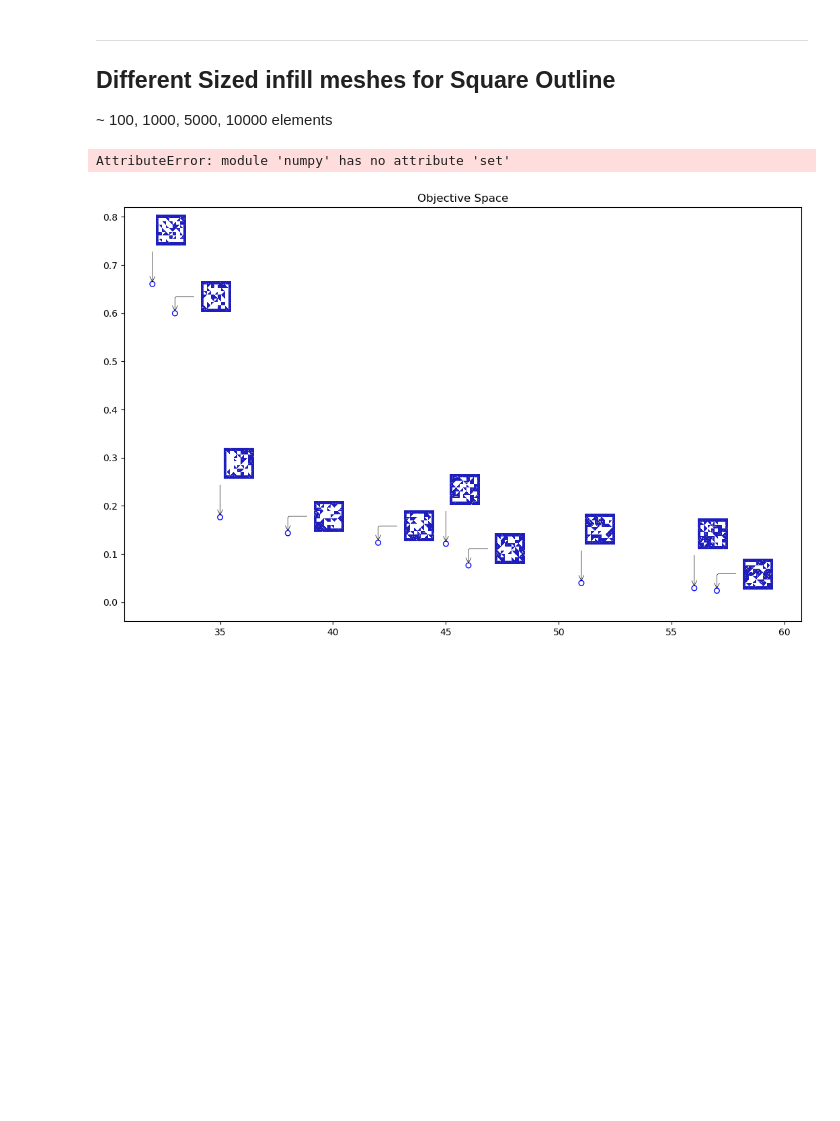
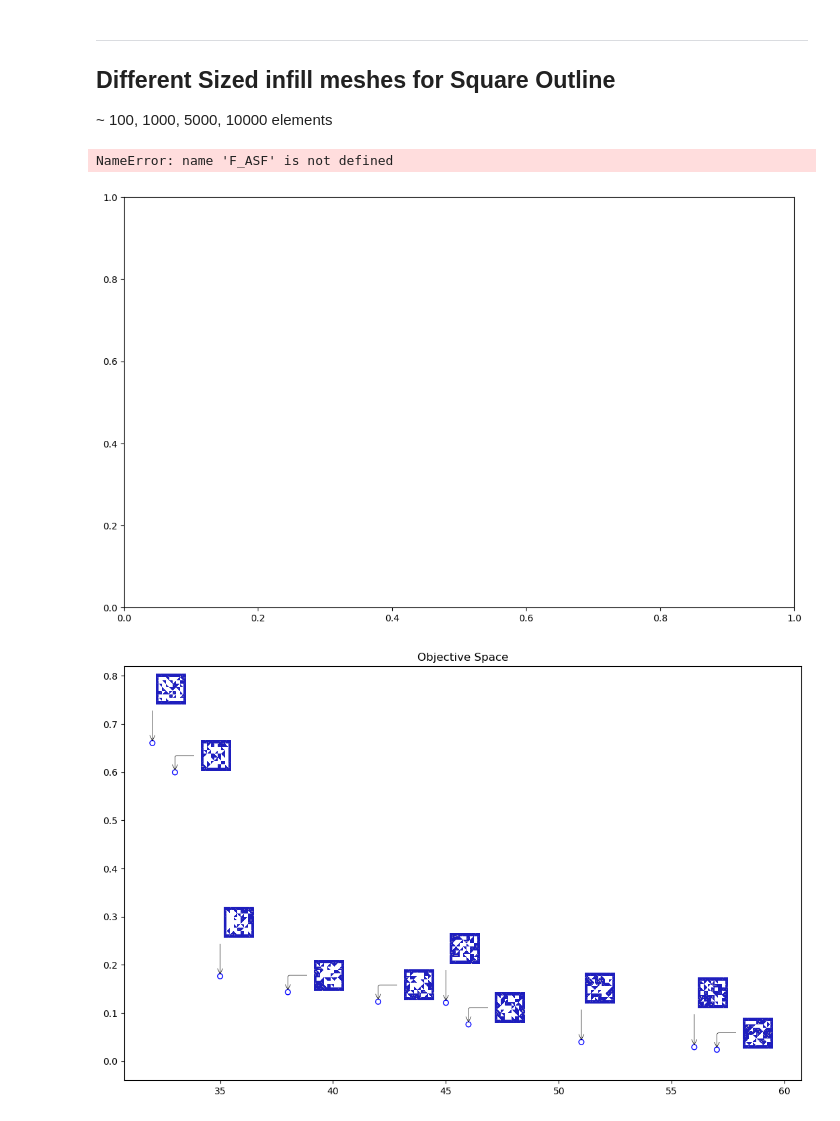
Before and after one commit to grohalex/Project2023, a Jupyter notebook: Pymoo_withFEA.ipynb, the cells around one changed output. Saved outputs shown, nothing was run; the diff lists cells and outputs as text; code cells hidden in the pictures; blank space fills up the shorter version.

Commit message:
pymoo_withFEA - ASF plotting

```diff
--- a/Pymoo_withFEA.ipynb
+++ b/Pymoo_withFEA.ipynb
@@ -331,11 +331,6 @@ def generate_img_file(meshpath, infill_vec, infill_connect, infill_coords, verbo
 
     # finish the GMSH session
     gmsh.finalize()
-# %%
-x = X[0]
-p1 = Path.home() / 'Desktop'
-ifile = p1 / "test1.png"
-generate_img_file(ifile, x, conn, coords)
 # %%
 # FEniCS functions setup
 
@@ -461,6 +456,7 @@ Solving linear variational problem.
 
 import numpy as np
 import matplotlib.pyplot as plt
+from matplotlib.offsetbox import TextArea, DrawingArea, OffsetImage, AnnotationBbox
 import pathlib
 from pathlib import Path
 
@@ -530,7 +526,7 @@ problem = MyProblem(conn, coords, num_el, meshfile)
 
 # initialize the algorithm object
 algorithm = NSGA2(
-    pop_size=200,
+    pop_size=100,
     n_offsprings=40,
     sampling=BinaryRandomSampling(),
     crossover=HalfUniformCrossover(prob_hux=0.5),
@@ -541,7 +537,7 @@ algorithm = NSGA2(
 
 
 # define the termination criterion
-termination = get_termination("n_gen", 10)
+termination = get_termination("n_gen", 2000)
 
 
 # solve the MOP
@@ -576,7 +572,7 @@ for i, x in enumerate(X):
     generate_infill_file(ifile, x, conn, coords)
     imfile = img_dir / f"sol_{i}.png"    # generate png
     generate_img_file(imfile, x, conn, coords)
-    print(f"File {ifile} saved.")###
+    print(f"File {ifile.name} saved.")###
 
 # writing to a file
 with open(out_dir / "sq_solutions.txt", "w+") as file:
@@ -597,8 +593,9 @@ plt.show()
 
 # plotting the objective space
 plt.figure(figsize=(5, 3))
-plt.scatter(F[:, 0], F[:, 1], s=30, facecolors='none', edgecolors='blue')
+plt.scatter(F[:, 0], F[:, 1], s=20, facecolors='black', edgecolors='black')
 plt.title("Objective Space")
+plt.savefig(out_dir / 'ObjectiveSpace.png')
 plt.show()
 
 
@@ -625,7 +622,7 @@ if len(X) > n_keep:
 
     # plotting the objective space with mesh png annotations
     fig, ax = plt.subplots(figsize=(13, 8))
-    plt.scatter(F_ASF[:, 0], F_ASF[:, 1], s=30, facecolors='none', edgecolors='blue')
+    plt.scatter(F_ASF[:, 0], F_ASF[:, 1], s=20, facecolors='black', edgecolors='black')
 
     for i, (x, y) in enumerate(F_ASF):
         ind = best_ASF[i]
@@ -645,12 +642,14 @@ if len(X) > n_keep:
                                 linewidth=0.5)
                             )
         ax.add_artist(ab)
+        ax.text(x, y, f"  {str(ind)}", va='top', ha='left', zorder=4)
 
     xrang = np.abs(np.max(F_ASF[:,0]) - np.min(F_ASF[:,0]))
     yrang = np.abs(np.max(F_ASF[:,1]) - np.min(F_ASF[:,1]))
     ax.set_xlim((np.min(F_ASF[:,0]) - 0.05*xrang, np.max(F_ASF[:,0]) + 0.15*xrang ))
     ax.set_ylim((np.min(F_ASF[:,1]) - 0.1*yrang, np.max(F_ASF[:,1]) + 0.25*yrang ))
     plt.title(f"Objective Space of {n_kept} ASF-selected solutions")
+    plt.savefig(out_dir / 'ObjectiveSpace-ASF.png')
     plt.show()
 # %% [output]
 ==========================================================
@@ -677,11 +675,40 @@ File /Users/macbookpro/Desktop/Project2023/MOEA_meshes/smallSquare7x7/infill_gen
 ---
 ## Different Sized infill meshes for **Square Outline**
 ~ 100, 1000, 5000, 10000 elements
-# %%
-n_keep = 9
-weights = [np.array([(k + 1)/(n_keep+1), (n_keep - k)/(n_keep+1)]) for k in range(n_keep)]
-# %% [output]
-AttributeError: module 'numpy' has no attribute 'set'
+# %%
+# plotting the objective space with mesh png annotations
+fig, ax = plt.subplots(figsize=(13, 8))
+plt.scatter(F_ASF[:, 0], F_ASF[:, 1], s=30, facecolors='none', edgecolors='blue')
+
+for i, (x, y) in enumerate(F_ASF):
+    ind = best_ASF[i]
+    img_lab = plt.imread(img_dir / f"sol_{ind}.png")
+    imagebox = OffsetImage(img_lab, zoom=0.045)
+    imagebox.image.axes = ax
+
+    fl_offset = (-1)**i * 20  # spreading fluctuating offset
+    ab = AnnotationBbox(imagebox, (x, y),
+                        xybox=(32 - 0.6 * fl_offset, 38 + fl_offset),
+                        xycoords='data',
+                        boxcoords=("offset points", "offset points"),
+                        pad=-1,
+                        arrowprops=dict(
+                            arrowstyle="->",
+                            connectionstyle="angle,angleA=0,angleB=90,rad=3",
+                            linewidth=0.5)
+                        )
+    ax.add_artist(ab)
+    ax.text(32 - 0.6 * fl_offset, 38 + fl_offset, f"sol: {str(ind)}", va='top')
+
+xrang = np.abs(np.max(F_ASF[:,0]) - np.min(F_ASF[:,0]))
+yrang = np.abs(np.max(F_ASF[:,1]) - np.min(F_ASF[:,1]))
+ax.set_xlim((np.min(F_ASF[:,0]) - 0.05*xrang, np.max(F_ASF[:,0]) + 0.15*xrang ))
+ax.set_ylim((np.min(F_ASF[:,1]) - 0.1*yrang, np.max(F_ASF[:,1]) + 0.25*yrang ))
+plt.title(f"Objective Space of {n_kept} ASF-selected solutions")
+plt.show()
+# %% [output]
+NameError: name 'F_ASF' is not defined
+[figure, added]
 # %%
 # plotting obj. with infill-visualisation images
 from matplotlib.offsetbox import TextArea, DrawingArea, OffsetImage, AnnotationBbox
```
Also changed, not shown: parts of 2 cells of this notebook.
